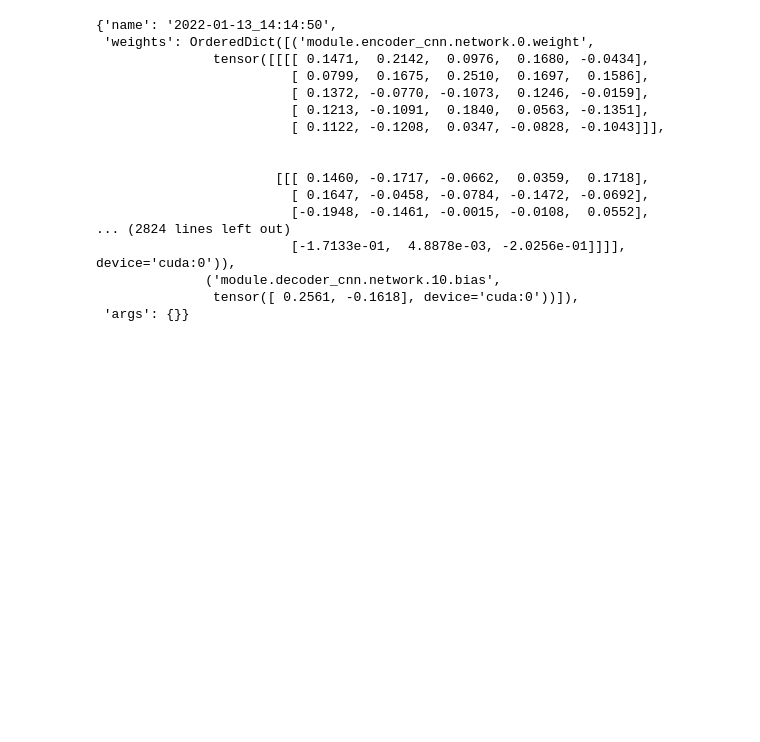
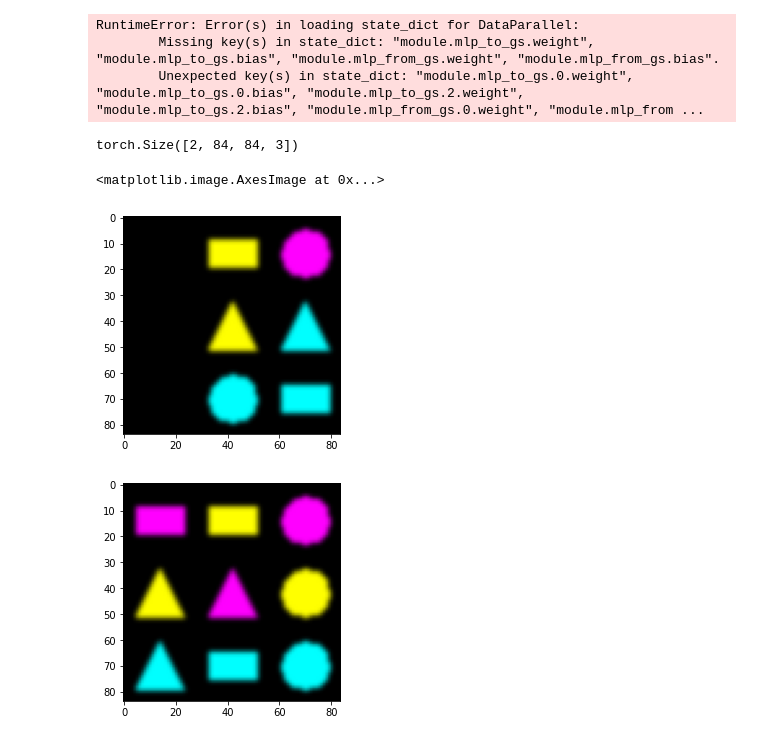
Before and after one commit to m4dcheese/latplan, a Jupyter notebook: state_ae/investigate.ipynb, the cells around one changed output. Saved outputs shown, nothing was run; the diff lists cells and outputs as text; code cells hidden in the pictures; blank space fills up the shorter version.

```diff
--- a/state_ae/investigate.ipynb
+++ b/state_ae/investigate.ipynb
@@ -15,22 +15,35 @@ net = DiscreteSlotAttention_model(
     decoder_initial_size=(7, 7)
 )
 
-net.load_state_dict(loaded["weights"])
+model = torch.nn.DataParallel(net, [0])
+model.load_state_dict(loaded["weights"])
 # %% [output]
-{'name': '2022-01-13_14:14:50',
- 'weights': OrderedDict([('module.encoder_cnn.network.0.weight',
-               tensor([[[[ 0.1471,  0.2142,  0.0976,  0.1680, -0.0434],
-                         [ 0.0799,  0.1675,  0.2510,  0.1697,  0.1586],
-                         [ 0.1372, -0.0770, -0.1073,  0.1246, -0.0159],
-                         [ 0.1213, -0.1091,  0.1840,  0.0563, -0.1351],
-                         [ 0.1122, -0.1208,  0.0347, -0.0828, -0.1043]]],
-
-
-                       [[[ 0.1460, -0.1717, -0.0662,  0.0359,  0.1718],
-                         [ 0.1647, -0.0458, -0.0784, -0.1472, -0.0692],
-                         [-0.1948, -0.1461, -0.0015, -0.0108,  0.0552],
-... (2824 lines left out)
-                         [-1.7133e-01,  4.8878e-03, -2.0256e-01]]]], device='cuda:0')),
-              ('module.decoder_cnn.network.10.bias',
-               tensor([ 0.2561, -0.1618], device='cuda:0'))]),
- 'args': {}}
+RuntimeError: Error(s) in loading state_dict for DataParallel:
+        Missing key(s) in state_dict: "module.mlp_to_gs.weight", "module.mlp_to_gs.bias", "module.mlp_from_gs.weight", "module.mlp_from_gs.bias".
+        Unexpected key(s) in state_dict: "module.mlp_to_gs.0.weight", "module.mlp_to_gs.0.bias", "module.mlp_to_gs.2.weight", "module.mlp_to_gs.2.bias", "module.mlp_from_gs.0.weight", "module.mlp_from ...
+# %%
+%matplotlib inline
+from data import get_loader
+import matplotlib.pyplot as plt
+import torch
+import numpy as np
+import cv2 as cv
+loader = get_loader(total_samples=2, dataset="color_shapes", deletions=5, blur=1)
+iter, x = list(enumerate(loader))[0]
+# x = x.to(torch.device("cuda"))
+x = x.permute((0,2,3,1))
+# model.train()
+# recon_combined, recons, masks, slots = model.forward(x, 100)
+
+from util import show_mnist_images
+print(x.shape)
+plt.imshow(x.cpu().detach().numpy()[0])
+plt.figure()
+plt.imshow(x.cpu().detach().numpy()[1])
+# show_mnist_images(recon_combined.cpu().detach().numpy()[0])
+# show_mnist_images(recons[0].cpu().detach().numpy()[0])
+# %% [output]
+torch.Size([2, 84, 84, 3])
+<matplotlib.image.AxesImage at 0x...>
+[figure, added]
+[figure, added]
```
Also changed, not shown: 8 other files.
